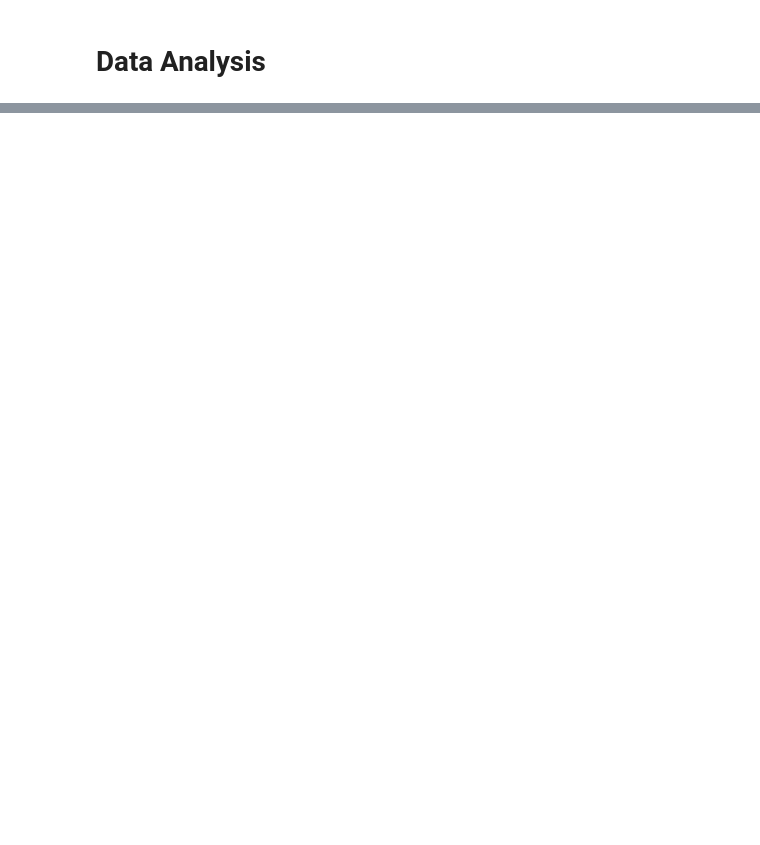
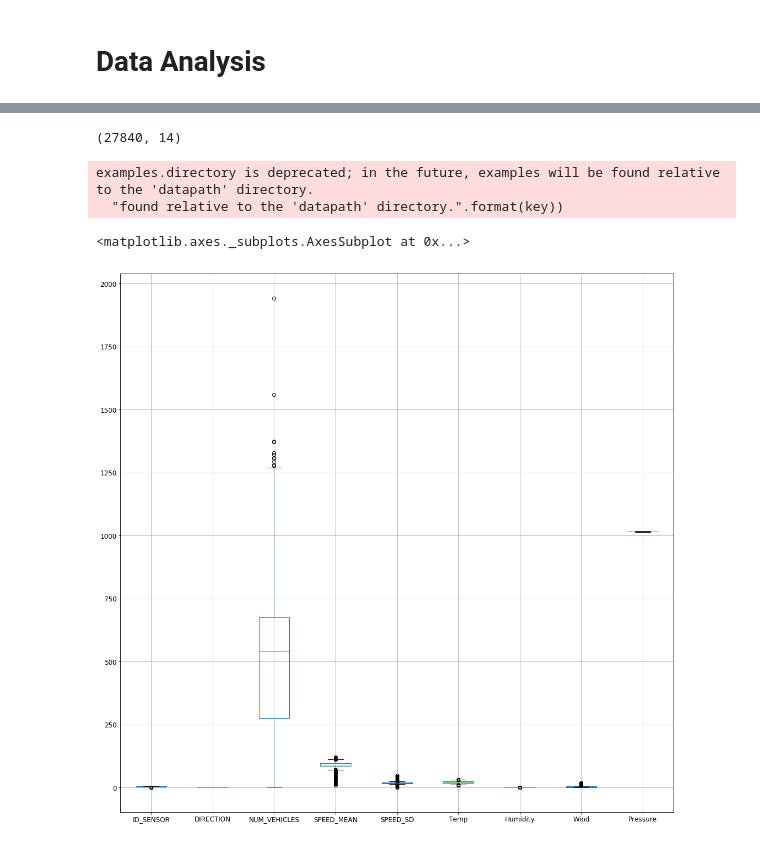
Before and after one commit to STASYA00/DS-DS, a Jupyter notebook: Notebooks/Traffic-TRAFFIC.ipynb, the cells around one changed output, grey strips where cells are left out. Saved outputs shown, nothing was run; the diff lists cells and outputs as text; code cells hidden in the pictures; blank space fills up the shorter version.

```diff
--- a/Notebooks/Traffic-TRAFFIC.ipynb
+++ b/Notebooks/Traffic-TRAFFIC.ipynb
@@ -120,0 +134,15 @@ rows=
+# %%
+file_final.shape
+# %% [output]
+(27840, 14)
+# %%
+figure = plt.figure(figsize=(2^16, 2^16))
+rows1=file_final[['ID_SENSOR', 'DIRECTION', 'NUM_VEHICLES', 'SPEED_MEAN','SPEED_SD', 'Temp', 'Humidity', 'Wind', 'Pressure']]
+y_raw = rows1['SPEED_MEAN']
+x_raw = rows1.drop(['SPEED_MEAN'], axis=1)
+rows1.boxplot()
+# %% [output]
+examples.directory is deprecated; in the future, examples will be found relative to the 'datapath' directory.
+  "found relative to the 'datapath' directory.".format(key))
+<matplotlib.axes._subplots.AxesSubplot at 0x...>
+[figure, added]
```
Also changed, not shown: parts of 42 cells of this notebook, 7 other files.
